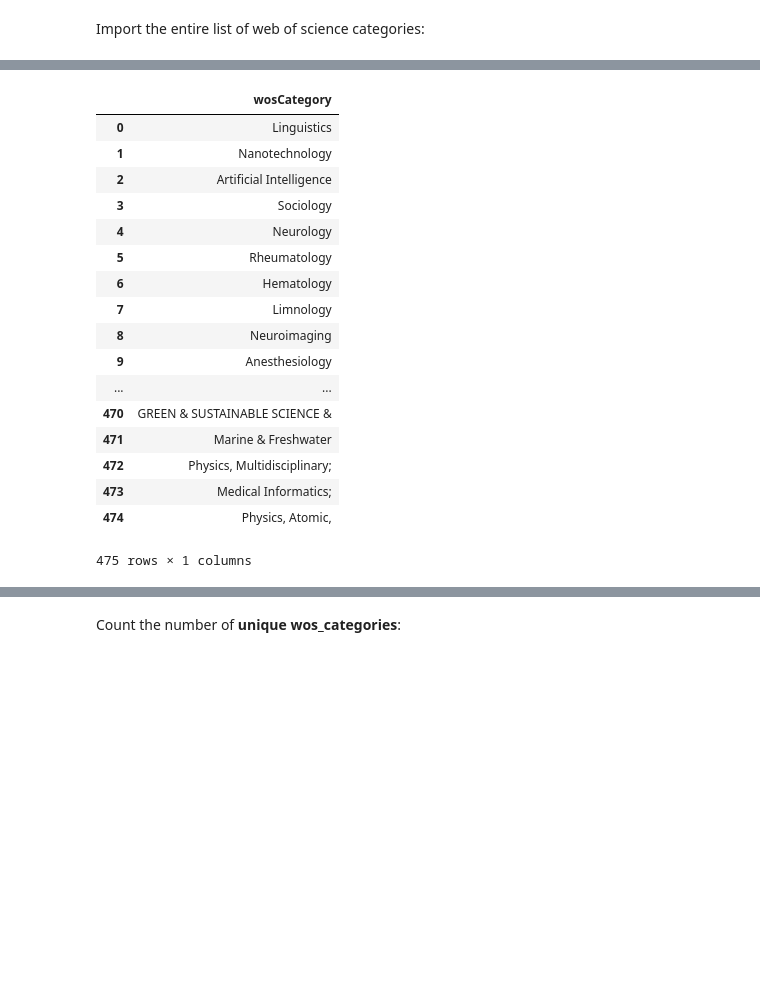
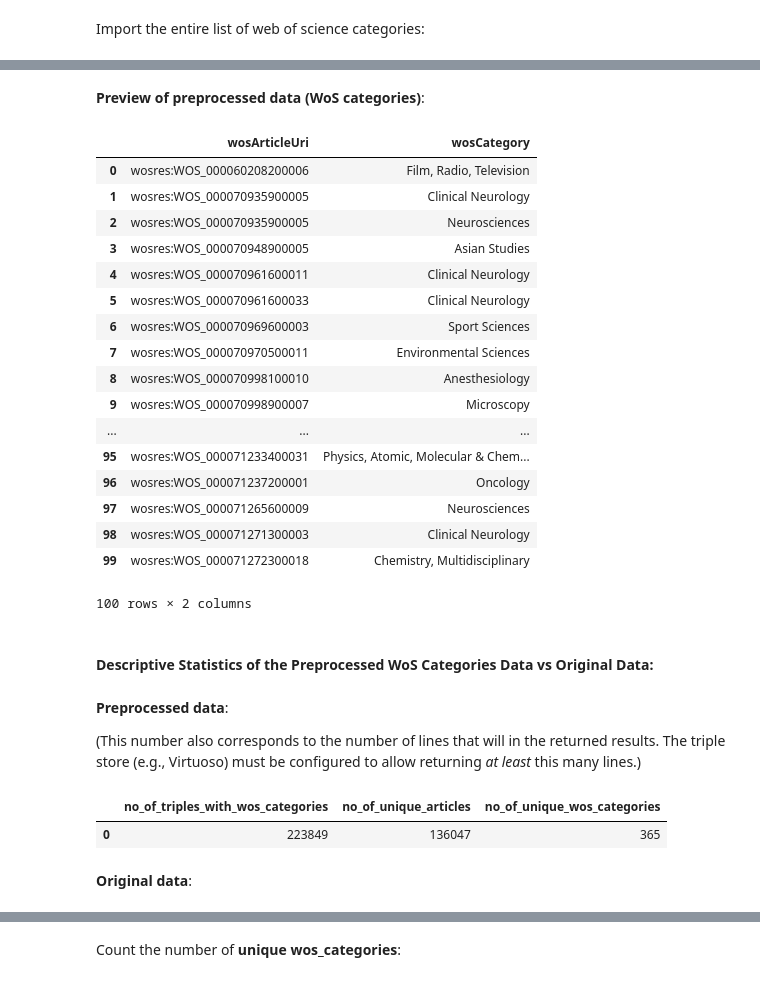
Before and after one commit to clokman/KFIR, a Jupyter notebook: notebooks/KFIR.ipynb, the cells around one changed output, grey strips where cells are left out. Saved outputs shown, nothing was run; the diff lists cells and outputs as text; code cells hidden in the pictures; blank space fills up the shorter version.

```diff
--- a/notebooks/KFIR.ipynb
+++ b/notebooks/KFIR.ipynb
@@ -1487,29 +1573,54 @@ Defragmentation seems to be successful:
+# %% [markdown]
+**Preview of preprocessed data (WoS categories)**:
 # %%
 wos_query.send_select_query("""
 
-    SELECT DISTINCT ?wosCategory
-        WHERE{
-            GRAPH kfirGraph: {
-              ?article kfir:hasDefragmentedWosCategory ?wosCategory .
-            }
+    SELECT DISTINCT (?s as ?wosArticleUri) (?o as ?wosCategory)
+    WHERE{
+        GRAPH kfirGraph: {
+          ?s kfir:hasWosCategory ?o .
         }
+    }
+    LIMIT 100
 """)
 # %% [output]
-|  | wosCategory |
-| 0 | Linguistics |
-| 1 | Nanotechnology |
-| 2 | Artificial Intelligence |
-| 3 | Sociology |
-| 4 | Neurology |
-| 5 | Rheumatology |
-| 6 | Hematology |
-| 7 | Limnology |
-| 8 | Neuroimaging |
-| 9 | Anesthesiology |
-| ... | ... |
-| 470 | GREEN & SUSTAINABLE SCIENCE & |
-| 471 | Marine & Freshwater |
-| 472 | Physics, Multidisciplinary; |
-| 473 | Medical Informatics; |
-| 474 | Physics, Atomic, |
+|  | wosArticleUri | wosCategory |
+| 0 | wosres:WOS_000060208200006 | Film, Radio, Television |
+| 1 | wosres:WOS_000070935900005 | Clinical Neurology |
+| 2 | wosres:WOS_000070935900005 | Neurosciences |
+| 3 | wosres:WOS_000070948900005 | Asian Studies |
+| 4 | wosres:WOS_000070961600011 | Clinical Neurology |
+| 5 | wosres:WOS_000070961600033 | Clinical Neurology |
+| 6 | wosres:WOS_000070969600003 | Sport Sciences |
+| 7 | wosres:WOS_000070970500011 | Environmental Sciences |
+| 8 | wosres:WOS_000070998100010 | Anesthesiology |
+| 9 | wosres:WOS_000070998900007 | Microscopy |
+| ... | ... | ... |
+| 95 | wosres:WOS_000071233400031 | Physics, Atomic, Molecular & Chem... |
+| 96 | wosres:WOS_000071237200001 | Oncology |
+| 97 | wosres:WOS_000071265600009 | Neurosciences |
+| 98 | wosres:WOS_000071271300003 | Clinical Neurology |
+| 99 | wosres:WOS_000071272300018 | Chemistry, Multidisciplinary |
-475 rows × 1 columns
+100 rows × 2 columns
+# %% [markdown]
+#### Descriptive Statistics of the Preprocessed WoS Categories Data vs Original Data:
+# %% [markdown]
+**Preprocessed data**:
+
+(This number also corresponds to the number of lines that will in the returned results. The triple store (e.g., Virtuoso) must be configured to allow returning *at least* this many lines.)
+# %%
+wos_query.send_select_query("""
+
+    SELECT (COUNT(?o) as ?no_of_triples_with_wos_categories) (COUNT(DISTINCT ?s) as ?no_of_unique_articles) (COUNT(DISTINCT ?o) as ?no_of_unique_wos_categories)
+    WHERE{
+        GRAPH kfirGraph: {
+          ?s kfir:hasWosCategory ?o .
+        }
+    }
+
+""")
+# %% [output]
+|  | no_of_triples_with_wos_categories | no_of_unique_articles | no_of_unique_wos_categories |
+| 0 | 223849 | 136047 | 365 |
+# %% [markdown]
+**Original data**:
```
Also changed, not shown: parts of 39 cells of this notebook.
